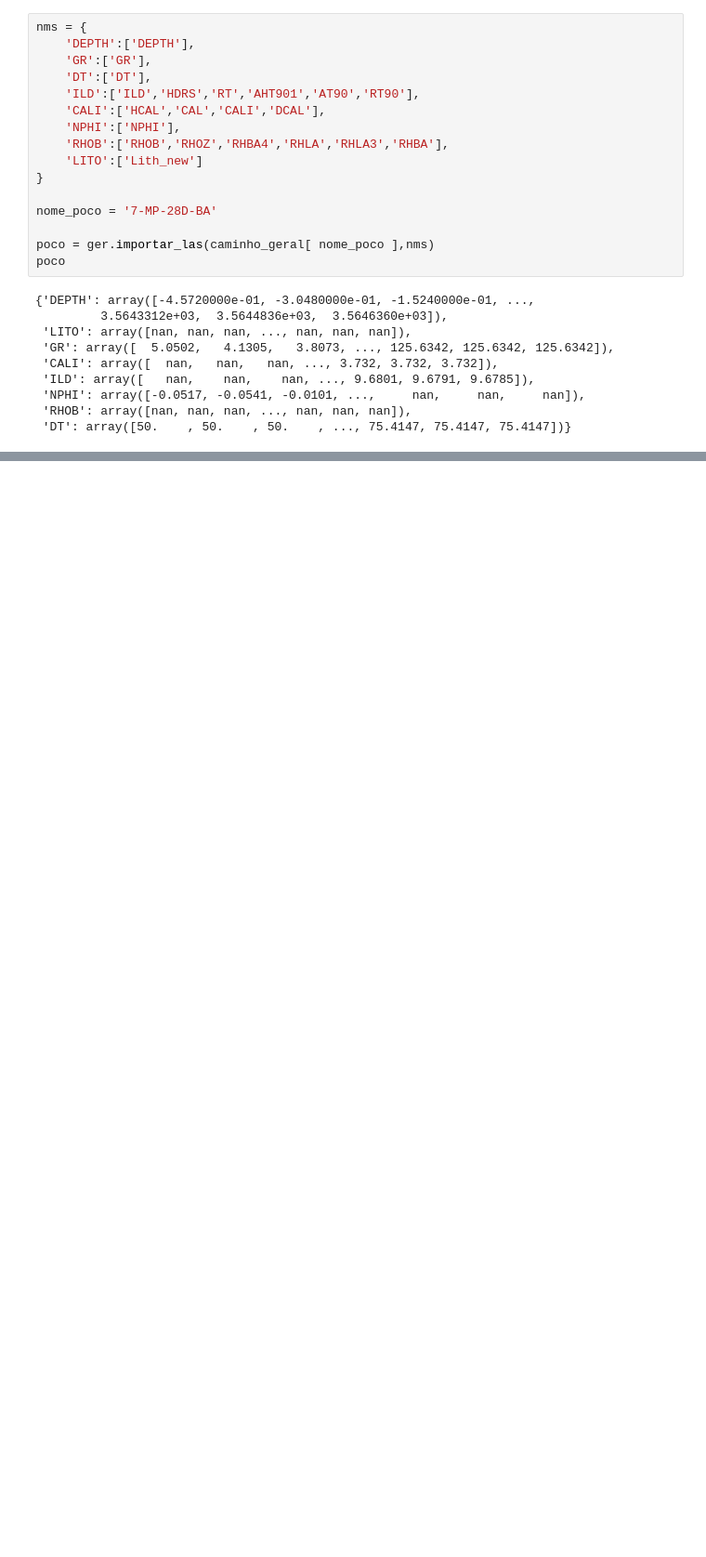
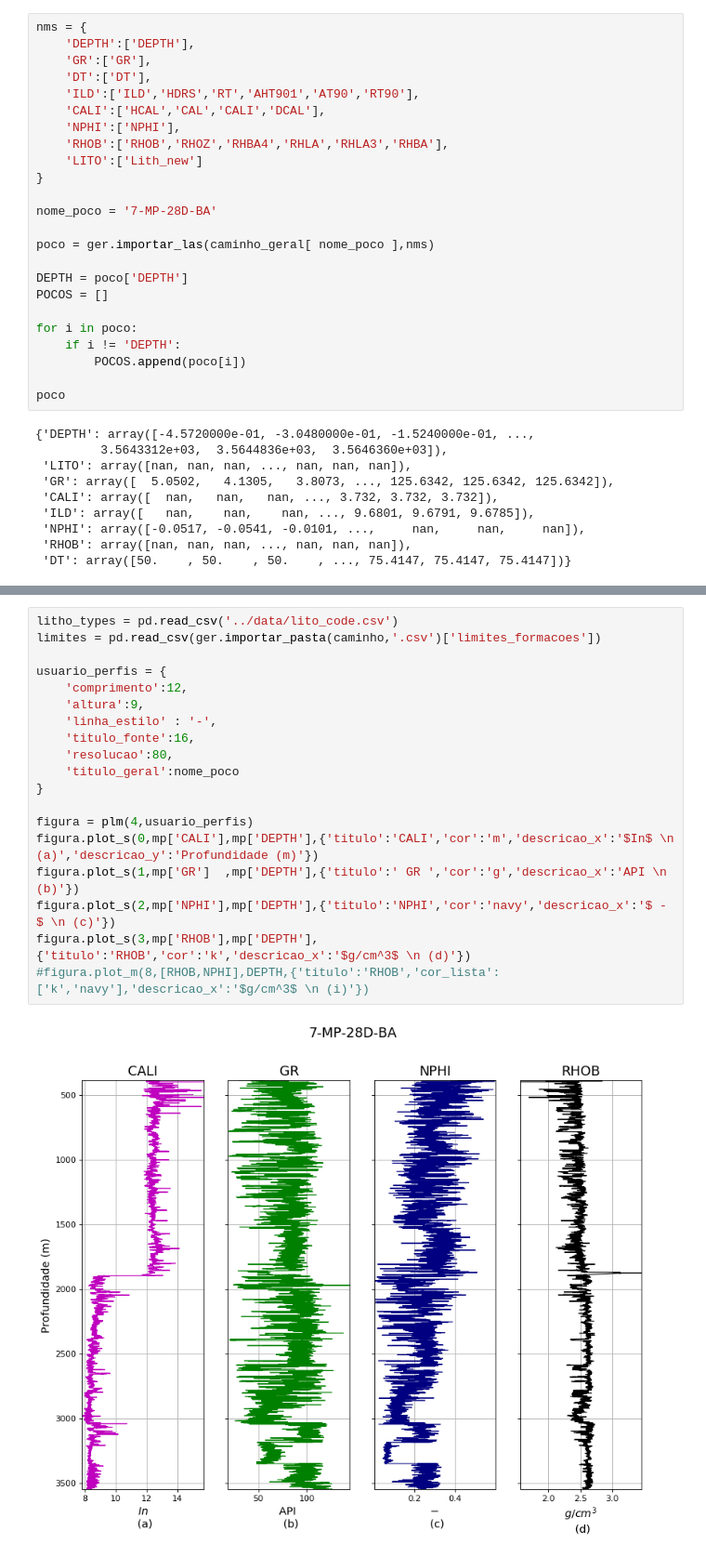
Before and after one commit to rmotadutra/PFG_2020, a Jupyter notebook: spatial_data_analysis/tutorial_analise_espacial.ipynb, the cells around one changed output, grey strips where cells are left out. Shown at 93% size. Cells and saved outputs as stored; diff of their text form; blank space fills up the shorter version.

```diff
--- a/spatial_data_analysis/tutorial_analise_espacial.ipynb
+++ b/spatial_data_analysis/tutorial_analise_espacial.ipynb
@@ -34,6 +34,14 @@ nms = {
 nome_poco = '7-MP-28D-BA'
 
 poco = ger.importar_las(caminho_geral[ nome_poco ],nms)
+
+DEPTH = poco['DEPTH']
+POCOS = []
+
+for i in poco:
+    if i != 'DEPTH':
+        POCOS.append(poco[i])
+
 poco
 # %% [output]
 {'DEPTH': array([-4.5720000e-01, -3.0480000e-01, -1.5240000e-01, ...,
@@ -56,0 +93,21 @@ litho_types
+# %%
+litho_types = pd.read_csv('../data/lito_code.csv')
+limites = pd.read_csv(ger.importar_pasta(caminho,'.csv')['limites_formacoes'])
+
+usuario_perfis = {
+    'comprimento':12,
+    'altura':9,
+    'linha_estilo' : '-',
+    'titulo_fonte':16,
+    'resolucao':80,
+    'titulo_geral':nome_poco
+}
+
+figura = plm(4,usuario_perfis)
+figura.plot_s(0,mp['CALI'],mp['DEPTH'],{'titulo':'CALI','cor':'m','descricao_x':'$In$ \n (a)','descricao_y':'Profundidade (m)'})
+figura.plot_s(1,mp['GR']  ,mp['DEPTH'],{'titulo':' GR ','cor':'g','descricao_x':'API \n (b)'})
+figura.plot_s(2,mp['NPHI'],mp['DEPTH'],{'titulo':'NPHI','cor':'navy','descricao_x':'$ - $ \n (c)'})
+figura.plot_s(3,mp['RHOB'],mp['DEPTH'],{'titulo':'RHOB','cor':'k','descricao_x':'$g/cm^3$ \n (d)'})
+#figura.plot_m(8,[RHOB,NPHI],DEPTH,{'titulo':'RHOB','cor_lista':['k','navy'],'descricao_x':'$g/cm^3$ \n (i)'})
+# %% [output]
+[figure, added]
```
Also changed, not shown: parts of 8 cells of this notebook, 3 other files.
